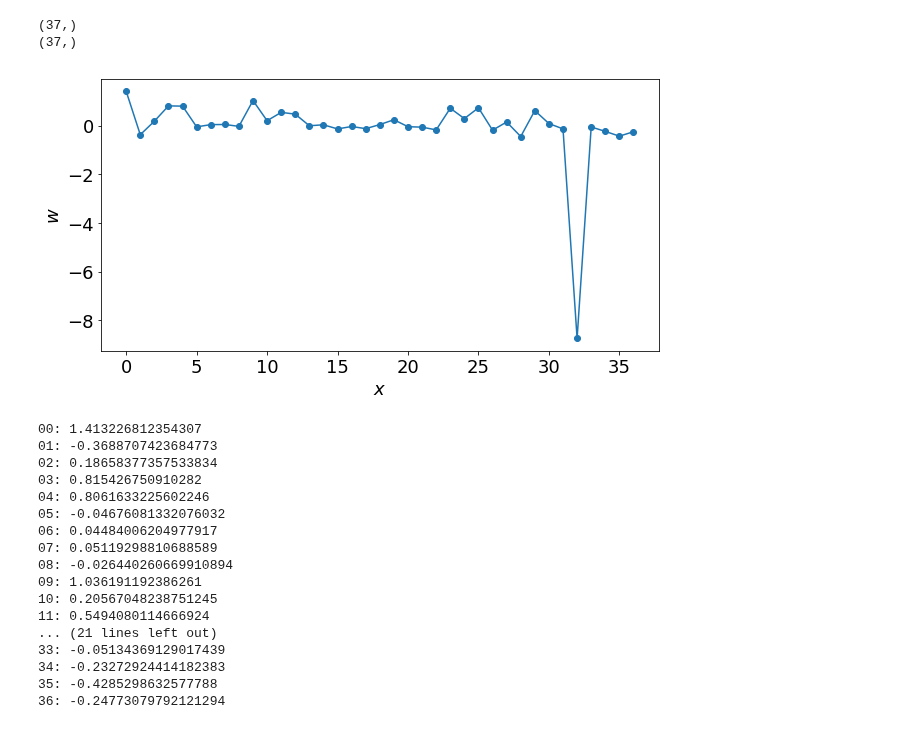
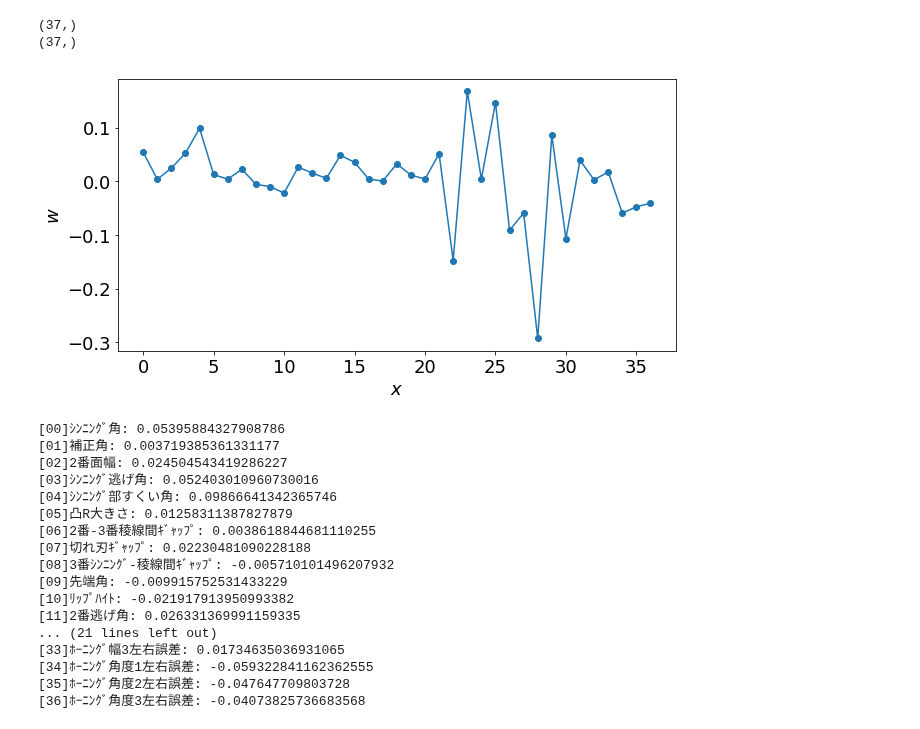
Before and after one commit to seiya-kumada/cct_blog, a Jupyter notebook: automatic_relevance_determination/komatsu_multi_dim.ipynb, the cells around one changed output. Cells and saved outputs as stored; diff of their text form; code cells hidden in the pictures.

```diff
--- a/automatic_relevance_determination/komatsu_multi_dim.ipynb
+++ b/automatic_relevance_determination/komatsu_multi_dim.ipynb
@@ -15,12 +15,16 @@ raw_X = hasaki
 print(raw_y.shape, raw_X.shape)
 # %% [output]
 (50,) (37, 50)
+# %%
+raw_X, raw_y = komatsu.normalize(raw_X, raw_y)
 # %%
 n_features = raw_X.shape[0]
 
 with pm.Model() as model:
-    alphas = pm.HalfNormal("alphas", sd=1, shape=(n_features,))
-    beta = pm.HalfNormal("beta", sd=1)
+#     alphas = pm.HalfNormal("alphas", sd=1, shape=(n_features,))
+#     beta = pm.HalfNormal("beta", sd=1)
+    alphas = pm.HalfCauchy("alphas", beta=5, shape=(n_features,))
+    beta = pm.HalfCauchy("beta", beta=5)
 
     w = pm.Normal("w", mu=0.0, tau=alphas, shape=(n_features,))
     mu = 0
@@ -115,35 +118,35 @@ print(tw_std.shape)
 (37,)
 # %%
 plt.figure(figsize=(10, 5))
-xs = range(37)
+xs = range(tw_std.shape[0])
 plt.plot(xs, tw_mean, marker="o")
 
 plt.xlabel("$x$")
 plt.ylabel("$w$")
 
 # plt.fill_between(xs, tw_mean - tw_std, tw_mean + tw_std, color='yellow', alpha=0.2)
 
 plt.show()
 # %% [output]
-[figure, old version]
+[figure, new version]
 # %%
 for i, v in enumerate(tw_mean):
-    print("{:0>2}: {}".format(i, v))
+    print("[{:0>2}]{}: {}".format(i, hasaki_names[i], v))
 # %% [output]
-00: 1.413226812354307
-01: -0.3688707423684773
-02: 0.18658377357533834
-03: 0.815426750910282
-04: 0.8061633225602246
-05: -0.04676081332076032
-06: 0.04484006204977917
-07: 0.05119298810688589
-08: -0.026440260669910894
-09: 1.036191192386261
-10: 0.20567048238751245
-11: 0.5494080114666924
+[00]ｼﾝﾆﾝｸﾞ角: 0.05395884327908786
+[01]補正角: 0.003719385361331177
+[02]2番面幅: 0.024504543419286227
+[03]ｼﾝﾆﾝｸﾞ逃げ角: 0.052403010960730016
+[04]ｼﾝﾆﾝｸﾞ部すくい角: 0.09866641342365746
+[05]凸R大きさ: 0.01258311387827879
+[06]2番-3番稜線間ｷﾞｬｯﾌﾟ: 0.0038618844681110255
+[07]切れ刃ｷﾞｬｯﾌﾟ: 0.02230481090228188
+[08]3番ｼﾝﾆﾝｸﾞ-稜線間ｷﾞｬｯﾌﾟ: -0.005710101496207932
+[09]先端角: -0.009915752531433229
+[10]ﾘｯﾌﾟﾊｲﾄ: -0.021917913950993382
+[11]2番逃げ角: 0.026331369991159335
 ... (21 lines left out)
-33: -0.05134369129017439
-34: -0.23272924414182383
-35: -0.4285298632577788
-36: -0.24773079792121294
+[33]ﾎｰﾆﾝｸﾞ幅3左右誤差: 0.01734635036931065
+[34]ﾎｰﾆﾝｸﾞ角度1左右誤差: -0.059322841162362555
+[35]ﾎｰﾆﾝｸﾞ角度2左右誤差: -0.047647709803728
+[36]ﾎｰﾆﾝｸﾞ角度3左右誤差: -0.04073825736683568
```
Also changed, not shown: parts of 4 cells of this notebook, 5 other files.
